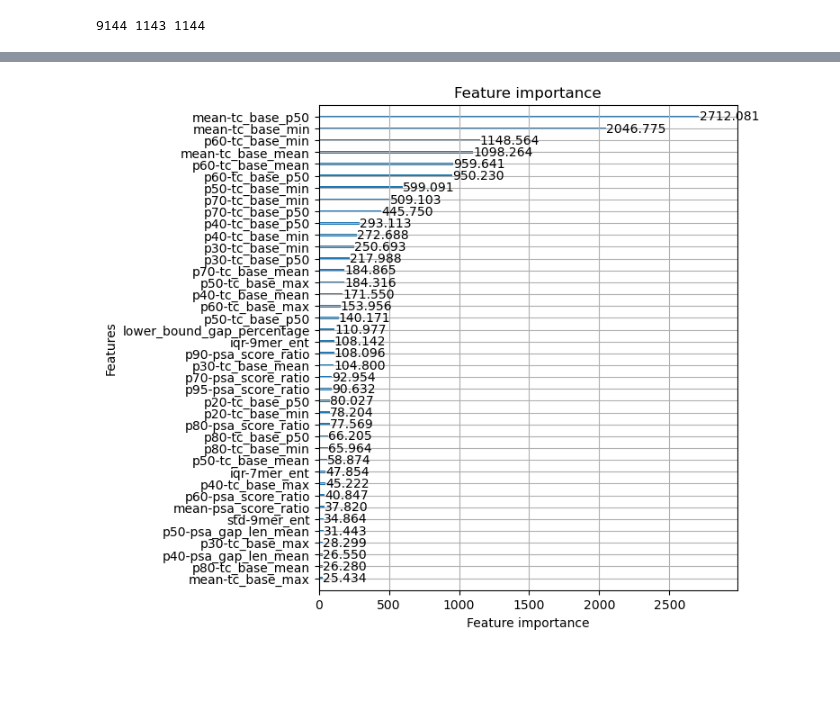
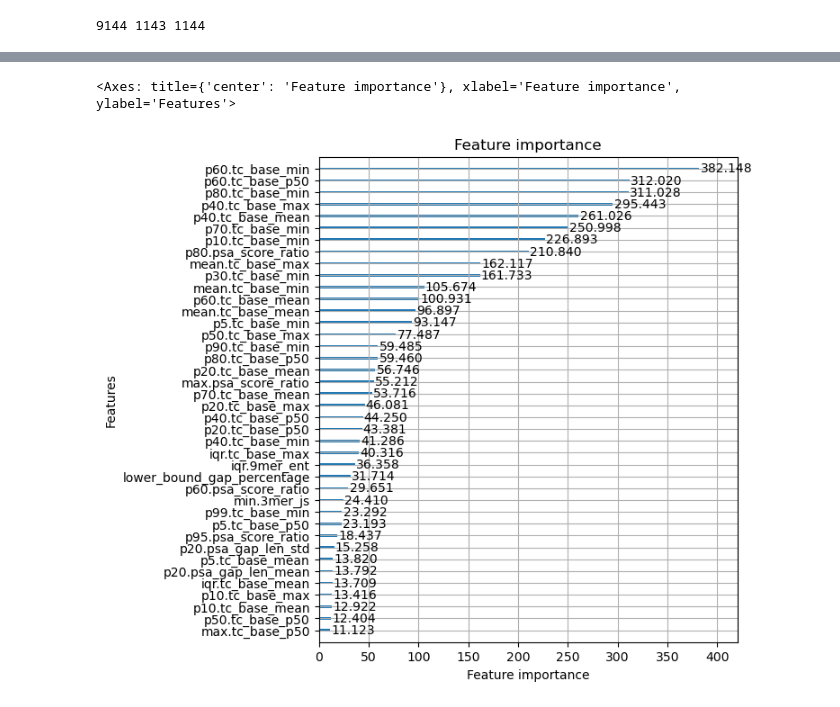
Before and after one commit to MaBody/aldiscore, a Jupyter notebook: notebooks/prediction_dev.ipynb, the cells around one changed output, grey strips where cells are left out. Cells and saved outputs as stored; diff of their text form; code cells hidden in the pictures; blank space fills up the shorter version.

```diff
--- a/notebooks/prediction_dev.ipynb
+++ b/notebooks/prediction_dev.ipynb
@@ -10,9 +11,13 @@ from aldiscore.prediction import utils
 data_dir = Path("/hits/fast/cme/bodynems/data/paper")
 feat_df, drop_df, label_df = utils.load_features(
     data_dir,
+    label_scale=1.1,
     # exclude_sources=["sabre"],
     exclude_features=["is_dna", "num_seqs", "seq_length"],
 )
+clean_feat_names = feat_df.columns.str.replace(":", ".").to_list()
+feat_df.columns = clean_feat_names
+
 print(feat_df.shape)
 print(drop_df.shape)
 print(label_df.shape)
@@ -32,10 +40,6 @@ Dropping 0 NaN rows...
 # %%
 # print("max num seqs", drop_df["num_seqs"].max())
 # print("max seq len", drop_df["max:seq_length"].max())
-# %%
-from aldiscore import ROOT
-
-RSTATE = 0
 # %%
 from sklearn.model_selection import train_test_split
 
@@ -44,5 +48,12 @@ train_idxs, test_idxs = train_test_split(
 )
 test_idxs, valid_idxs = train_test_split(test_idxs, test_size=0.5, random_state=RSTATE)
 print(len(train_idxs), len(test_idxs), len(valid_idxs))
+
+X_train = feat_df.loc[train_idxs]
+X_test = feat_df.loc[test_idxs]
+X_valid = feat_df.loc[valid_idxs]
+y_train = label_df.loc[train_idxs].iloc[:, 0]
+y_test = label_df.loc[test_idxs].iloc[:, 0]
+y_valid = label_df.loc[valid_idxs].iloc[:, 0]
 # %% [output]
 9144 1143 1144
@@ -231,16 +250,14 @@ imp_df[imp_df.feature.str.contains("mer")].iloc[:10]
 # %%
-if use_lgb:
-    lgb.plot_importance(
-        model, figsize=(6, 7), importance_type="gain", max_num_features=40
-    )
-else:
-    pass
-    # sn.barplot(x=feat, y=importance[sort_idxs], hue=is_tc)
-    # ax = plt.gca()
-    # _ = ax.set_xticklabels([])
-    # _ = ax.legend(title="Consistency-based")
-    # _ = ax.set_ylabel("Feature importance")
-    # _ = ax.set_xlabel("Features")
-    # print(top_feats[:30])
+lgb.plot_importance(model, figsize=(6, 7), importance_type="gain", max_num_features=40)
+# else:
+#     pass
+# sn.barplot(x=feat, y=importance[sort_idxs], hue=is_tc)
+# ax = plt.gca()
+# _ = ax.set_xticklabels([])
+# _ = ax.legend(title="Consistency-based")
+# _ = ax.set_ylabel("Feature importance")
+# _ = ax.set_xlabel("Features")
+# print(top_feats[:30])
 # %% [output]
+<Axes: title={'center': 'Feature importance'}, xlabel='Feature importance', ylabel='Features'>
-[figure, old version]
+[figure, new version]
```
Also changed, not shown: parts of 11 cells of this notebook.
